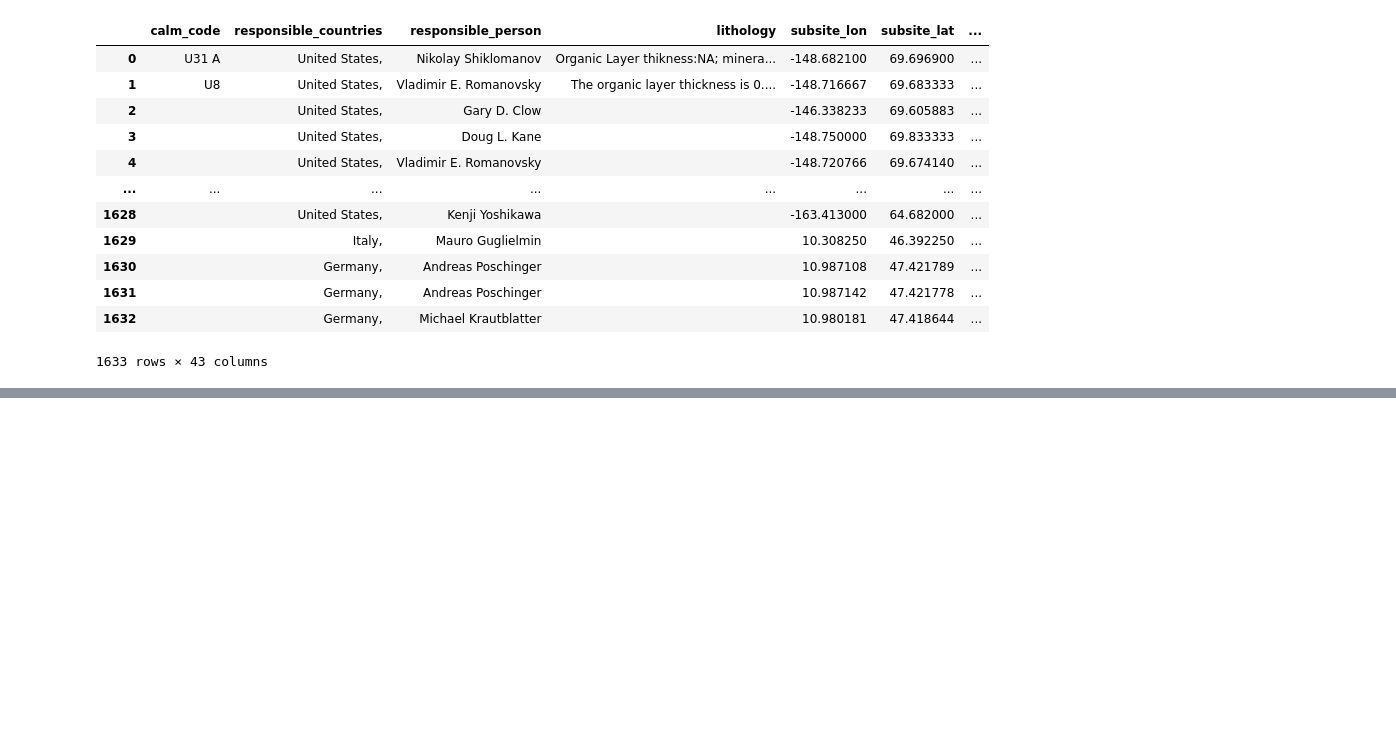
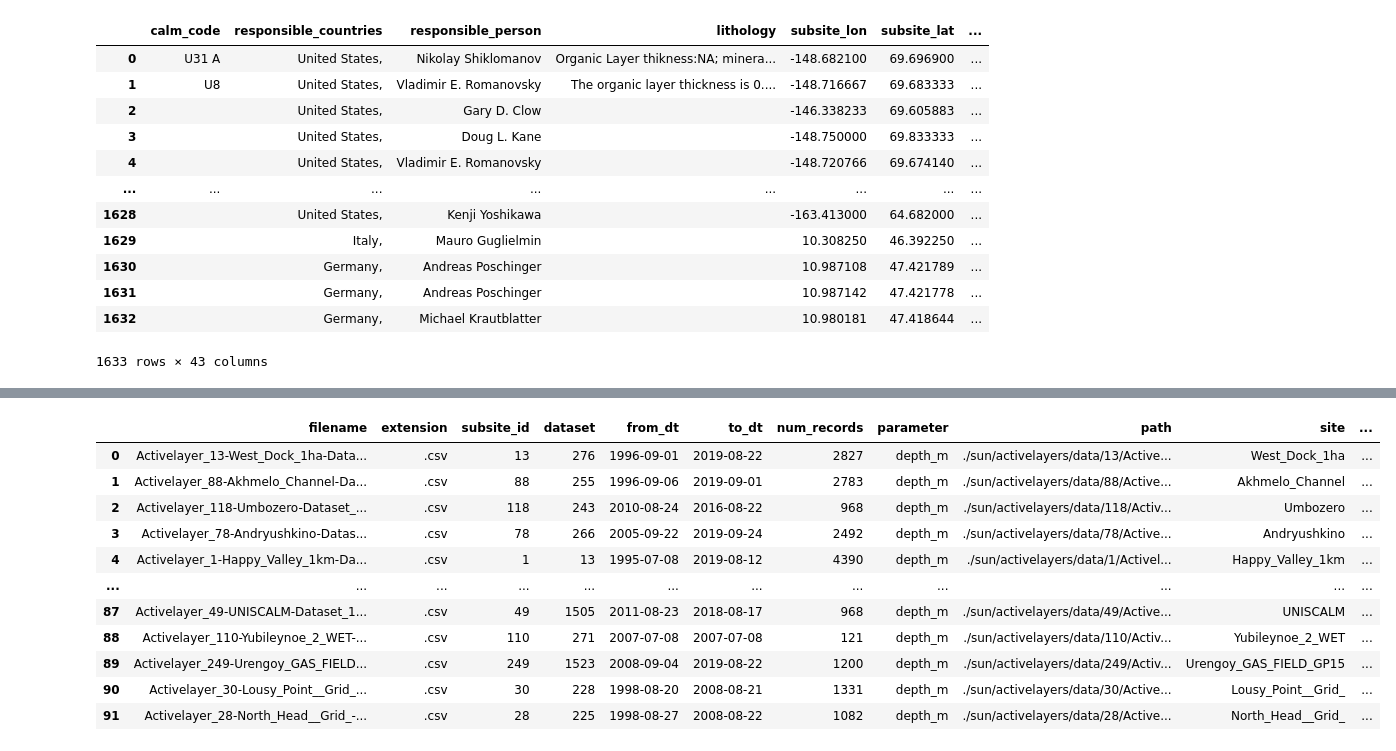
Before and after one commit to arctic-risk/arctic-data, a Jupyter notebook: permafrost/Download and Process Permafrost Data.ipynb, the cells around one changed output, grey strips where cells are left out. Cells and saved outputs as stored; diff of their text form; code cells hidden in the pictures; blank space fills up the shorter version.

```diff
--- a/permafrost/Download and Process Permafrost Data.ipynb
+++ b/permafrost/Download and Process Permafrost Data.ipynb
@@ -629,0 +733,92 @@ gdfSubsiteInfo.to_postgis("t_permafrost_subsites",con=conn,
+# %%
+catalogue = []
+
+for r,dd,ff in os.walk("./sun/activelayers/"):
+    if ".ipynb_checkpoints" in r or "view" in r:
+        continue
+    for f in ff:
+        if f == "index.html":
+            continue
+        bits = os.path.splitext(f)
+        subsite_id = r.split("/")[-1]
+        data = {}
+        from_dt = None
+        to_dt = None
+        num_records = -1
+        num_years = 0
+        avg_measurements_year = 0
+        if f in ["GTNP_Citation_ALT.txt","GTNP_ISO_19115_2.xml"]:
+            # these are generic text documents, which are identical everywhere
+            continue
+        elif bits[1] == ".parquet":
+            continue
+        elif bits[1] == ".txt":
+            # this is a metadata text document
+            continue
+        elif bits[1] == ".csv" and not "moisture" in f:
+            try:
+                dfData = pd.read_csv(os.path.join(r,f)).replace(-999.0,np.nan)
+            except Exception as e:
+                log_finding({"topic":"active layer depths",
+                            "subsite_id":subsite_id,
+                            "filename":f,
+                            "diagnosis":"{}".format(sys.exc_info()).strip(),
+                            "fix":"skipping file",
+                            "needs_attention":True})
+                continue
+
+            if isinstance(dfData.index, pd.MultiIndex): # This was a weird error in one file which did not raise an exception
+                log_finding({"topic":"active layer depths",
+                            "subsite_id":subsite_id,
+                            "filename":f,
+                            "diagnosis":"something is not right in this file, partially more data column(s) than columns result in a MultiIndex",
+                            "fix":"skipping file",
+                            "needs_attention":True})
+                continue
+
+            dfData = clean_save_activelayer(dfData,subsite_id,conn)
+            from_dt = dfData.datetime_date.min()
+            to_dt = dfData.datetime_date.max()
+            num_records = len(dfData)
+            dfByYear = dfData.groupby(pd.Grouper(freq="Y")).size().replace(0,np.nan).dropna()
+            num_years = len(dfByYear)
+            avg_measurements_year = dfByYear.quantile(0.5)
+
+            dataset = f.split("-")[2].replace("Dataset_","")
+            parameter = "depth_m"
+        elif bits[1] == ".csv" and "moisture" in f:
+            dataset = f.split("-")[2].replace("Dataset_","")
+            log_finding({"topic":"active layer depths",
+                         "dataset":dataset,
+                        "subsite_id":subsite_id,
+                        "site":f.split("-")[1],
+                        "filename":f,
+                        "diagnosis":"dataset contains moisture, not temperature, data",
+                        "fix":"ignored",
+                        "needs_attention":False})
+            continue
+        else:
+            print("Unknown File {}".format(os.path.join(r,f)))
+            continue
+        catalogue.append({"filename":f,"extension":bits[1],"subsite_id":subsite_id,"dataset":dataset,"from_dt":from_dt,
+                          "to_dt":to_dt,"num_records":num_records,"parameter":parameter,"path":os.path.join(r,f),
+                          "site":f.split("-")[1],"num_years":num_years,"avg_measurements_year":avg_measurements_year,
+                          "subsite_type":"activelayer"})
+
+dfCatalogue = pd.DataFrame(catalogue)
+dfCatalogue.subsite_id = pd.to_numeric(dfCatalogue.subsite_id,errors="coerce")
+dfCatalogue.dropna(axis=0,subset=["subsite_id"],inplace=True)
+dfCatalogue
+# %% [output]
+|  | filename | extension | subsite_id | dataset | from_dt | to_dt | num_records | parameter | path | site | ... |
+| 0 | Activelayer_13-West_Dock_1ha-Data... | .csv | 13 | 276 | 1996-09-01 | 2019-08-22 | 2827 | depth_m | ./sun/activelayers/data/13/Active... | West_Dock_1ha | ... |
+| 1 | Activelayer_88-Akhmelo_Channel-Da... | .csv | 88 | 255 | 1996-09-06 | 2019-09-01 | 2783 | depth_m | ./sun/activelayers/data/88/Active... | Akhmelo_Channel | ... |
+| 2 | Activelayer_118-Umbozero-Dataset_... | .csv | 118 | 243 | 2010-08-24 | 2016-08-22 | 968 | depth_m | ./sun/activelayers/data/118/Activ... | Umbozero | ... |
+| 3 | Activelayer_78-Andryushkino-Datas... | .csv | 78 | 266 | 2005-09-22 | 2019-09-24 | 2492 | depth_m | ./sun/activelayers/data/78/Active... | Andryushkino | ... |
+| 4 | Activelayer_1-Happy_Valley_1km-Da... | .csv | 1 | 13 | 1995-07-08 | 2019-08-12 | 4390 | depth_m | ./sun/activelayers/data/1/Activel... | Happy_Valley_1km | ... |
+| ... | ... | ... | ... | ... | ... | ... | ... | ... | ... | ... | ... |
+| 87 | Activelayer_49-UNISCALM-Dataset_1... | .csv | 49 | 1505 | 2011-08-23 | 2018-08-17 | 968 | depth_m | ./sun/activelayers/data/49/Active... | UNISCALM | ... |
+| 88 | Activelayer_110-Yubileynoe_2_WET-... | .csv | 110 | 271 | 2007-07-08 | 2007-07-08 | 121 | depth_m | ./sun/activelayers/data/110/Activ... | Yubileynoe_2_WET | ... |
+| 89 | Activelayer_249-Urengoy_GAS_FIELD... | .csv | 249 | 1523 | 2008-09-04 | 2019-08-22 | 1200 | depth_m | ./sun/activelayers/data/249/Activ... | Urengoy_GAS_FIELD_GP15 | ... |
+| 90 | Activelayer_30-Lousy_Point__Grid_... | .csv | 30 | 228 | 1998-08-20 | 2008-08-21 | 1331 | depth_m | ./sun/activelayers/data/30/Active... | Lousy_Point__Grid_ | ... |
+| 91 | Activelayer_28-North_Head__Grid_-... | .csv | 28 | 225 | 1998-08-27 | 2008-08-22 | 1082 | depth_m | ./sun/activelayers/data/28/Active... | North_Head__Grid_ | ... |
```
Also changed, not shown: parts of 22 cells of this notebook.
